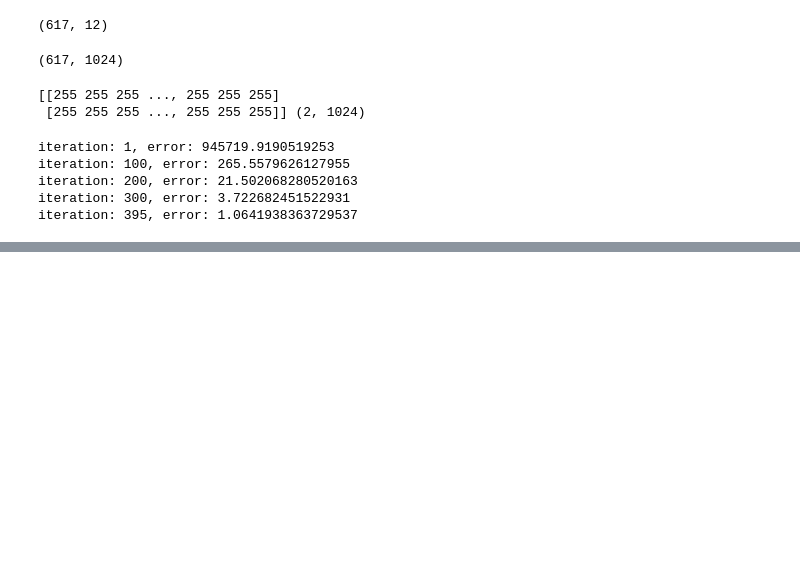
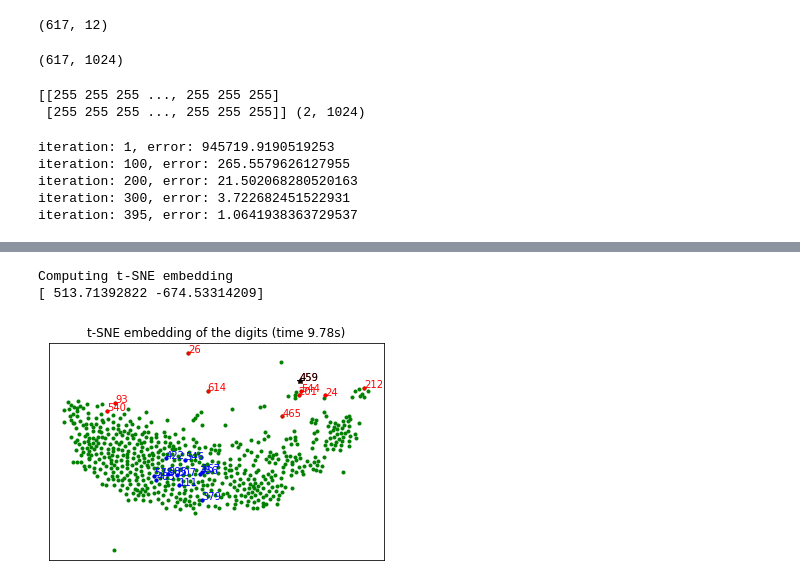
Before and after one commit to yongduek/WayneProject, a Jupyter notebook: viewdata.ipynb, the cells around one changed output, grey strips where cells are left out. Saved outputs shown, nothing was run; the diff lists cells and outputs as text; code cells hidden in the pictures; blank space fills up the shorter version.

```diff
--- a/viewdata.ipynb
+++ b/viewdata.ipynb
@@ -396,0 +456,15 @@ plt.title('A selection from the 64-dimensional digits dataset')
+# %%
+# t-SNE embedding of the digits dataset
+print("Computing t-SNE embedding")
+tsne = manifold.TSNE(n_components=2, init='pca', random_state=0)
+t0 = time()
+X_tsne = tsne.fit_transform(rkdata)
+
+plot_embedding(X_tsne, rkdata, oindx=asort,
+               title="t-SNE embedding of the digits (time %.2fs)" % (time() - t0))
+print (X_tsne[0])
+plt.show()
+# %% [output]
+Computing t-SNE embedding
+[ 513.71392822 -674.53314209]
+[figure, added]
```
Also changed, not shown: parts of 35 cells of this notebook, 1 other file.
